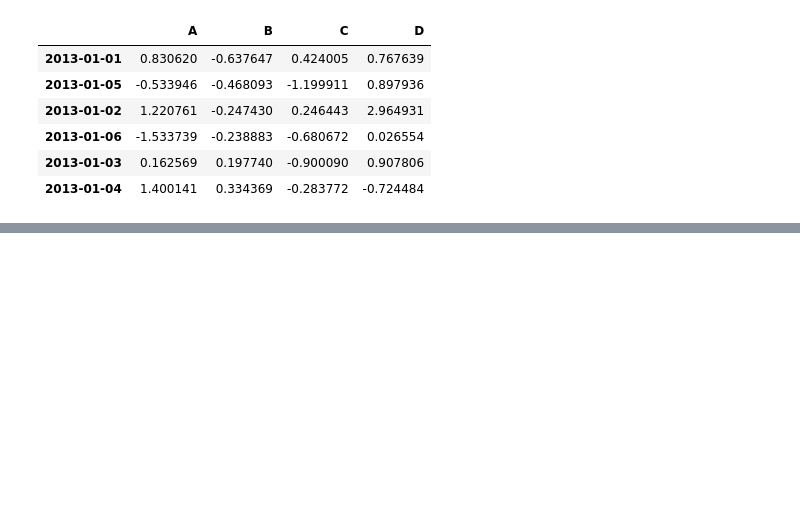
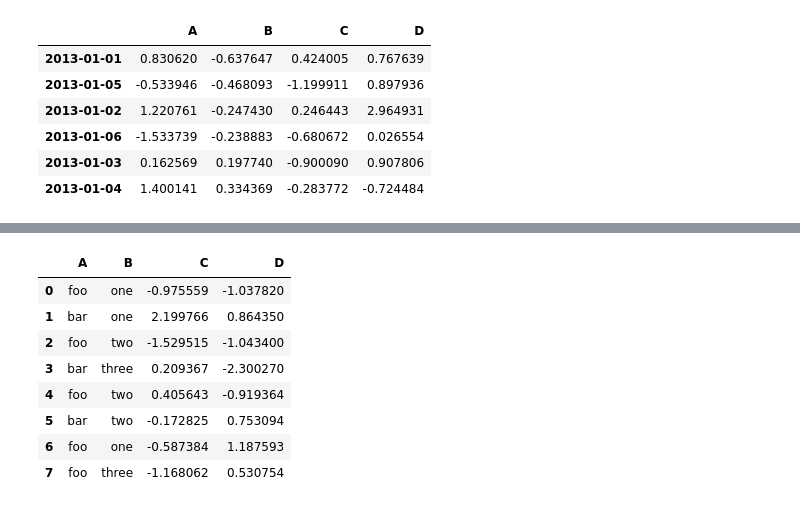
Before and after one commit to databricks/koalas, a Jupyter notebook: doc/10-minutes-to-Koalas.ipynb, the cells around one changed output, grey strips where cells are left out. Drawn from its saved outputs; the diff is of its cells as text; code cells hidden in the pictures; blank space fills up the shorter version.

```diff
--- a/doc/10-minutes-to-Koalas.ipynb
+++ b/doc/10-minutes-to-Koalas.ipynb
@@ -233,0 +261,19 @@ kdf.sort_values(by='B')
+# %%
+kdf = ks.DataFrame({'A': ['foo', 'bar', 'foo', 'bar',
+                         'foo', 'bar', 'foo', 'foo'],
+                    'B': ['one', 'one', 'two', 'three',
+                          'two', 'two', 'one', 'three'],
+                    'C': np.random.randn(8),
+                    'D': np.random.randn(8)})
+# %%
+kdf
+# %% [output]
+|  | A | B | C | D |
+| 0 | foo | one | -0.975559 | -1.037820 |
+| 1 | bar | one | 2.199766 | 0.864350 |
+| 2 | foo | two | -1.529515 | -1.043400 |
+| 3 | bar | three | 0.209367 | -2.300270 |
+| 4 | foo | two | 0.405643 | -0.919364 |
+| 5 | bar | two | -0.172825 | 0.753094 |
+| 6 | foo | one | -0.587384 | 1.187593 |
+| 7 | foo | three | -1.168062 | 0.530754 |
```
Also changed, not shown: parts of 34 cells of this notebook.
